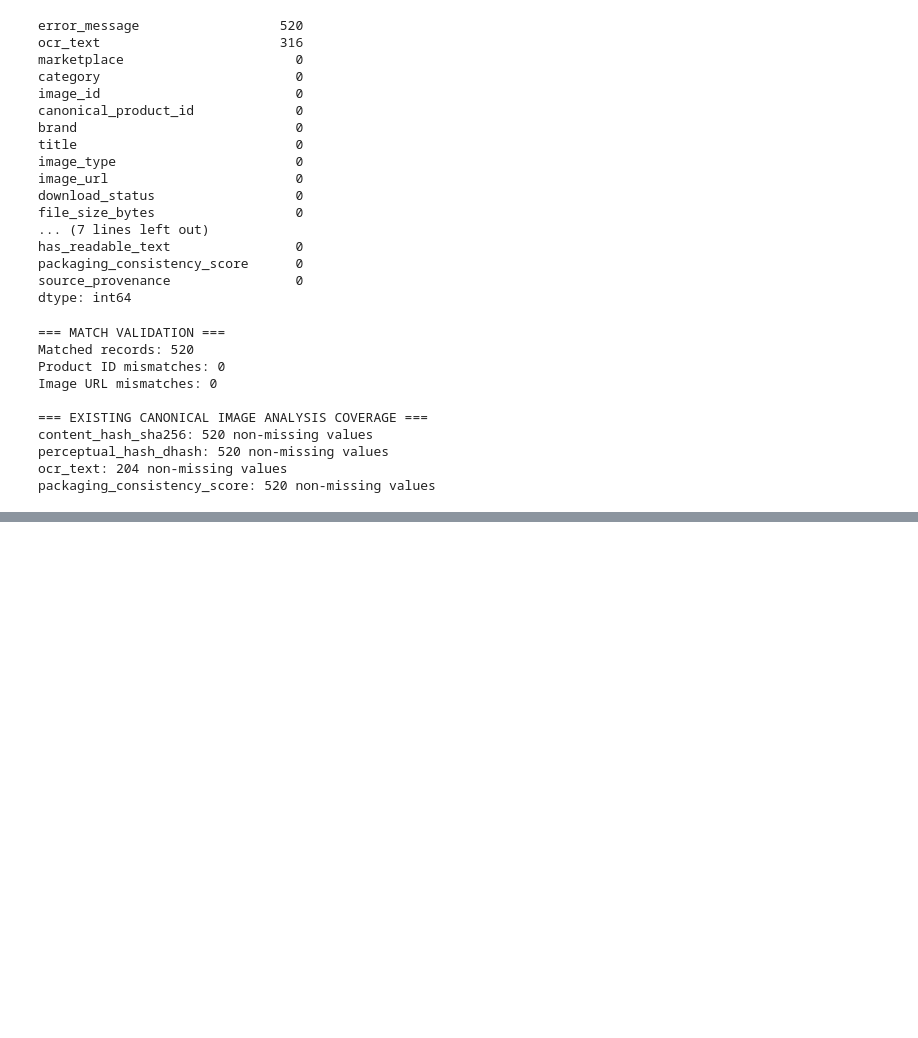
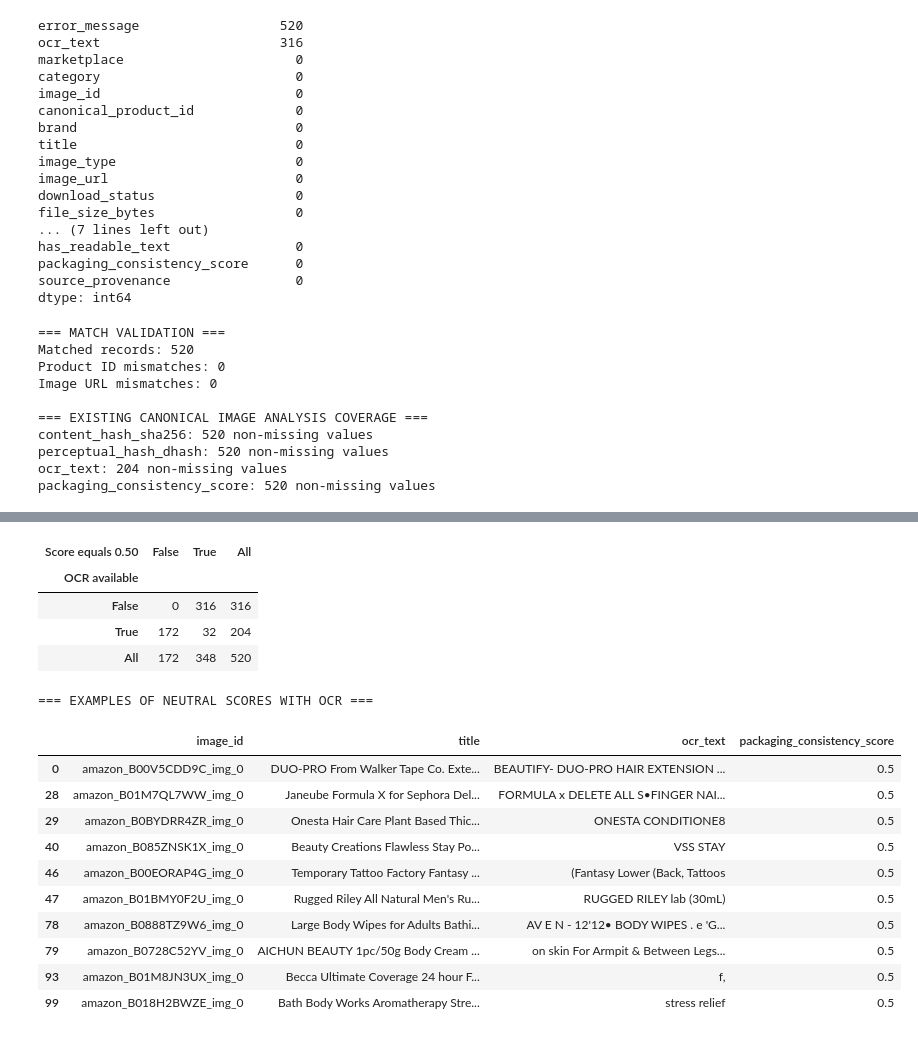
Before and after one commit to shruti316/ai-marketplace-analyzer, a Jupyter notebook: notebooks/05_computer_vision.ipynb, the cells around one changed output, grey strips where cells are left out. Cells and saved outputs as stored; diff of their text form; code cells hidden in the pictures; blank space fills up the shorter version.

```diff
--- a/notebooks/05_computer_vision.ipynb
+++ b/notebooks/05_computer_vision.ipynb
@@ -930,0 +1163,62 @@ packaging_consistency_score: 520 non-missing values
+# %%
+print("=== NEUTRAL SCORE INVESTIGATION ===")
+
+scores = pd.to_numeric(
+    interim_df["packaging_consistency_score"],
+    errors="coerce"
+)
+
+ocr_available = (
+    interim_df["ocr_text"]
+    .fillna("")
+    .astype(str)
+    .str.strip()
+    .ne("")
+)
+
+neutral_score = scores.eq(0.50)
+
+print("Total images:", len(interim_df))
+print("Images scored 0.50:", int(neutral_score.sum()))
+
+print(
+    "Score 0.50 WITH OCR:",
+    int((neutral_score & ocr_available).sum())
+)
+
+print(
+    "Score 0.50 WITHOUT OCR:",
+    int((neutral_score & ~ocr_available).sum())
+)
+
+print(
+    "Non-neutral scores WITHOUT OCR:",
+    int((~neutral_score & ~ocr_available).sum())
+)
+
+print("\n=== SCORE AND OCR CROSS-TABULATION ===")
+
+display(
+    pd.crosstab(
+        ocr_available,
+        neutral_score,
+        rownames=["OCR available"],
+        colnames=["Score equals 0.50"],
+        margins=True
+    )
+)
+
+print("\n=== EXAMPLES OF NEUTRAL SCORES WITH OCR ===")
+
+display(
+    interim_df.loc[
+        neutral_score & ocr_available,
+        [
+            "image_id",
+            "title",
+            "ocr_text",
+            "packaging_consistency_score"
+        ]
+    ].head(10)
+)
+# %% [output]
@@ -930,0 +1233,17 @@ packaging_consistency_score: 520 non-missing values
+| Score equals 0.50 | False | True | All |
+| OCR available |  |  |  |
+| False | 0 | 316 | 316 |
+| True | 172 | 32 | 204 |
+| All | 172 | 348 | 520 |
+=== EXAMPLES OF NEUTRAL SCORES WITH OCR ===
+|  | image_id | title | ocr_text | packaging_consistency_score |
+| 0 | amazon_B00V5CDD9C_img_0 | DUO-PRO From Walker Tape Co. Exte... | BEAUTIFY- DUO-PRO HAIR EXTENSION ... | 0.5 |
+| 28 | amazon_B01M7QL7WW_img_0 | Janeube Formula X for Sephora Del... | FORMULA x DELETE ALL S•FINGER NAI... | 0.5 |
+| 29 | amazon_B0BYDRR4ZR_img_0 | Onesta Hair Care Plant Based Thic... | ONESTA CONDITIONE8 | 0.5 |
+| 40 | amazon_B085ZNSK1X_img_0 | Beauty Creations Flawless Stay Po... | VSS STAY | 0.5 |
+| 46 | amazon_B00EORAP4G_img_0 | Temporary Tattoo Factory Fantasy ... | (Fantasy Lower (Back, Tattoos | 0.5 |
+| 47 | amazon_B01BMY0F2U_img_0 | Rugged Riley All Natural Men's Ru... | RUGGED RILEY lab (30mL) | 0.5 |
+| 78 | amazon_B0888TZ9W6_img_0 | Large Body Wipes for Adults Bathi... | AV E N - 12'12• BODY WIPES . e 'G... | 0.5 |
+| 79 | amazon_B0728C52YV_img_0 | AICHUN BEAUTY 1pc/50g Body Cream ... | on skin For Armpit & Between Legs... | 0.5 |
+| 93 | amazon_B01M8JN3UX_img_0 | Becca Ultimate Coverage 24 hour F... | f, | 0.5 |
+| 99 | amazon_B018H2BWZE_img_0 | Bath Body Works Aromatherapy Stre... | stress relief | 0.5 |
```
Also changed, not shown: parts of 14 cells of this notebook.
